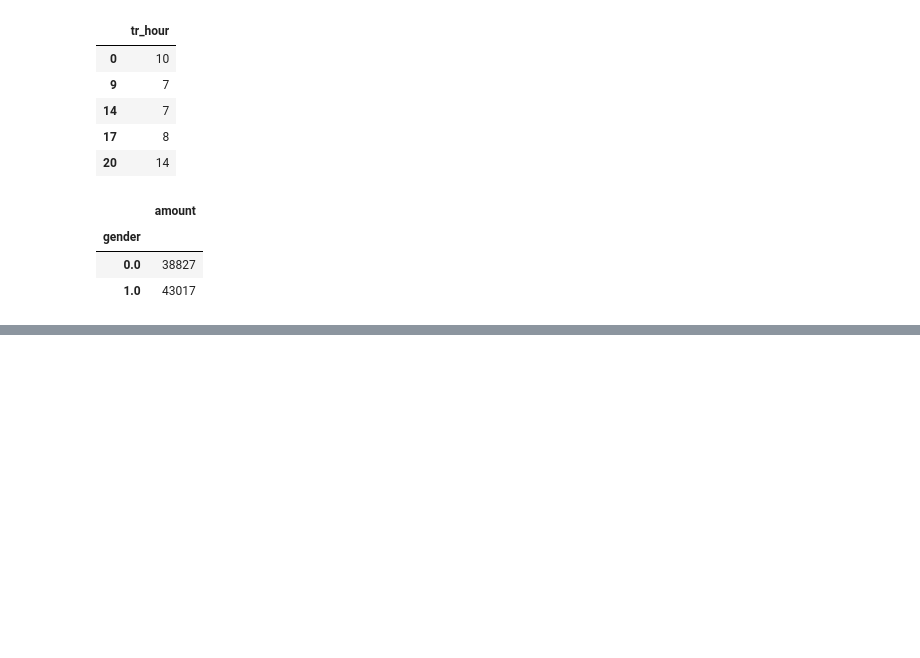
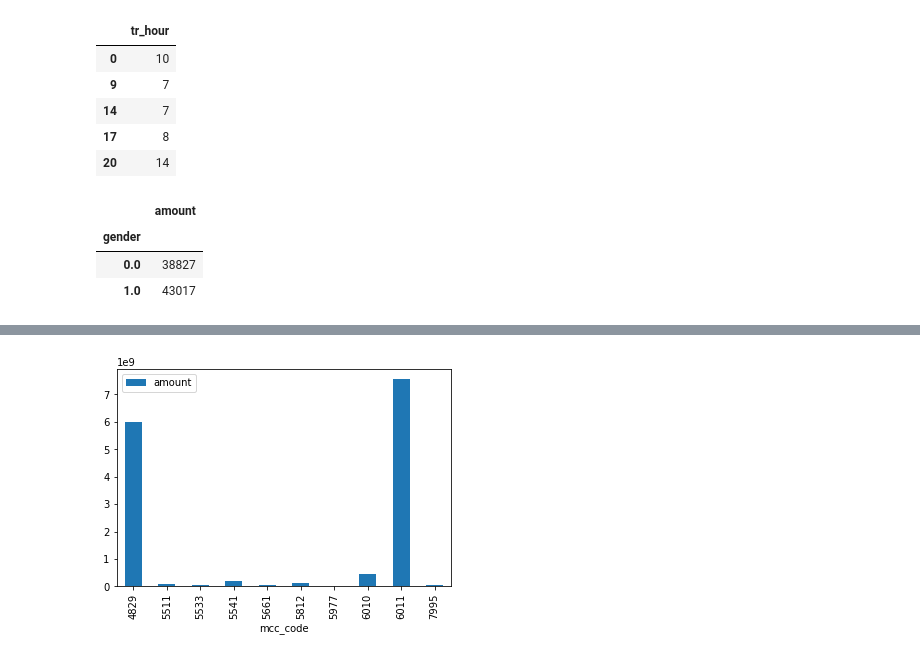
Before and after one commit to evlko/CS-493, a Jupyter notebook: Lab_2.ipynb, the cells around one changed output, grey strips where cells are left out. Saved outputs shown, nothing was run; the diff lists cells and outputs as text; code cells hidden in the pictures; blank space fills up the shorter version.

```diff
--- a/Lab_2.ipynb
+++ b/Lab_2.ipynb
@@ -400,0 +456,6 @@ transactions.loc[(transactions["amount"] < 0) & (transactions["tr_hour"].between
+# %%
+males = nt.loc[nt["gender"] == 1.0].groupby(["mcc_code"]).agg({"amount": outcome})
+males.plot(use_index=True, y='amount', kind = 'bar')
+plt.show()
+# %% [output]
+[figure, added]
```
Also changed, not shown: parts of 7 cells of this notebook.
